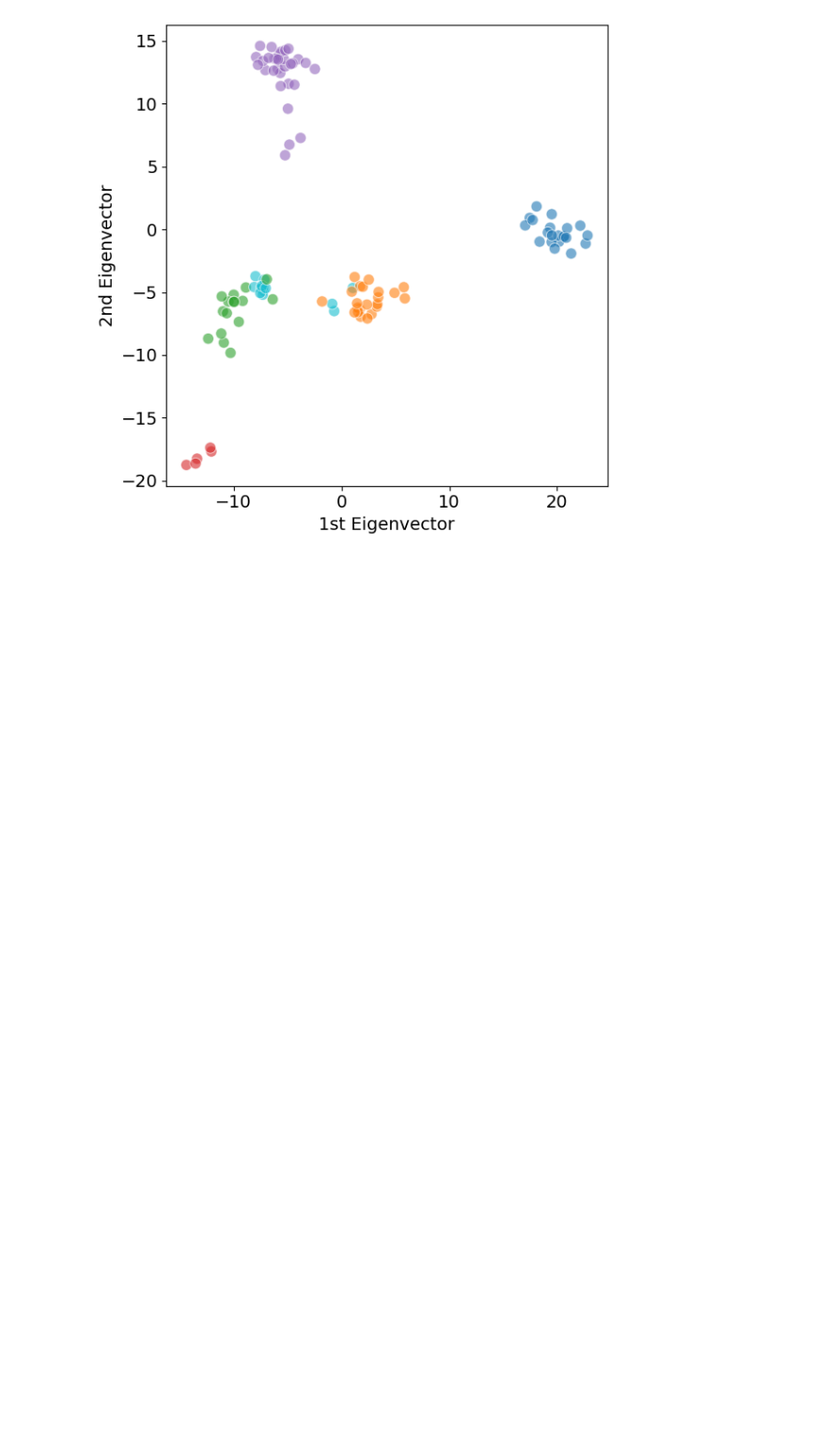
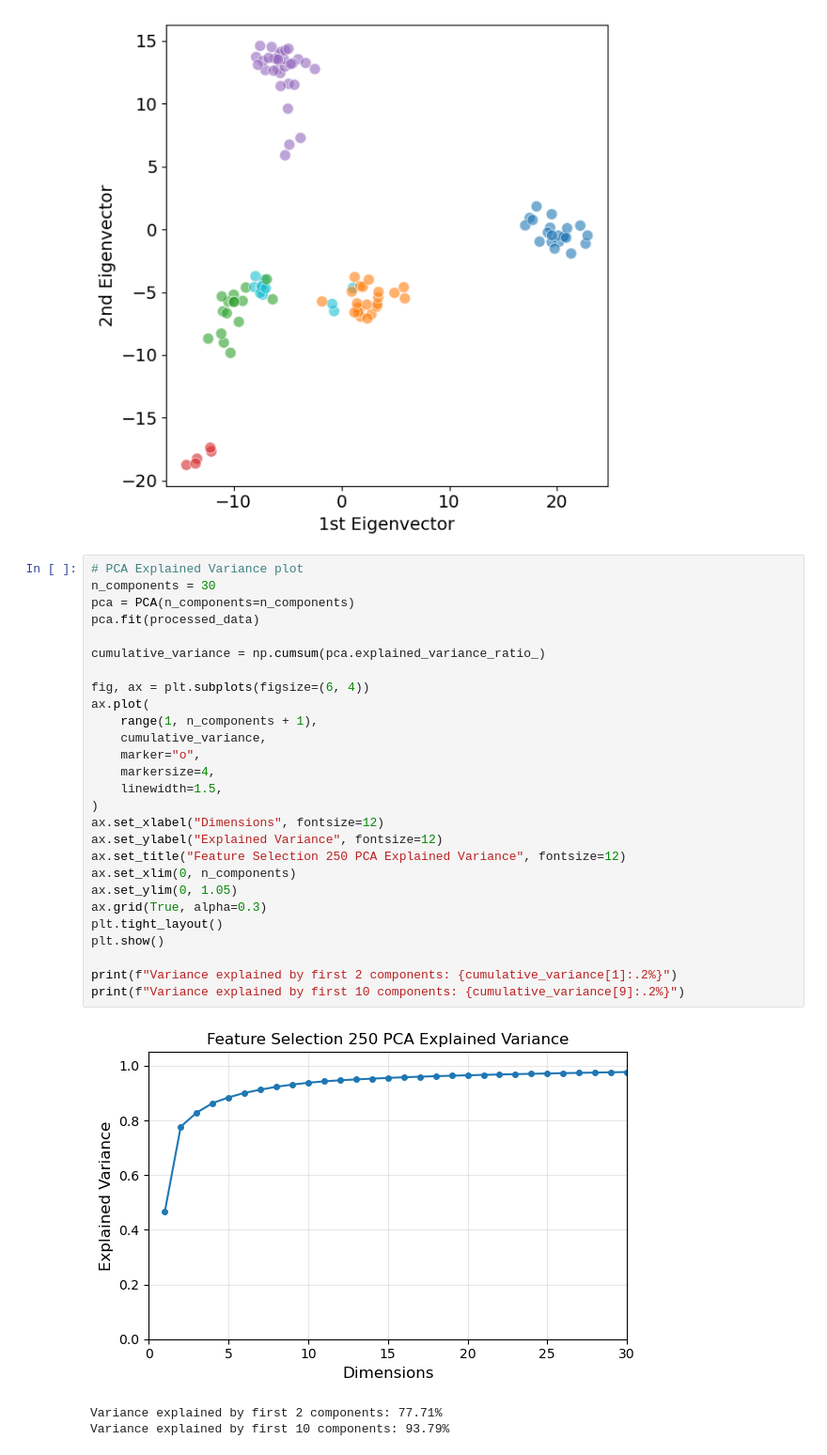
Before and after one commit to sqn-bioinformatics/MATseq, a Jupyter notebook: notebooks/1_data_processing.ipynb, the cells around one changed output. Shown at 94% size. Cells and saved outputs as stored; diff of their text form; blank space fills up the shorter version.

```diff
--- a/notebooks/1_data_processing.ipynb
+++ b/notebooks/1_data_processing.ipynb
@@ -328,3 +302,34 @@ plt.tight_layout()
 plt.show()
 # %% [output]
 [figure]
+# %%
+# PCA Explained Variance plot
+n_components = 30
+pca = PCA(n_components=n_components)
+pca.fit(processed_data)
+
+cumulative_variance = np.cumsum(pca.explained_variance_ratio_)
+
+fig, ax = plt.subplots(figsize=(6, 4))
+ax.plot(
+    range(1, n_components + 1),
+    cumulative_variance,
+    marker="o",
+    markersize=4,
+    linewidth=1.5,
+)
+ax.set_xlabel("Dimensions", fontsize=12)
+ax.set_ylabel("Explained Variance", fontsize=12)
+ax.set_title("Feature Selection 250 PCA Explained Variance", fontsize=12)
+ax.set_xlim(0, n_components)
+ax.set_ylim(0, 1.05)
+ax.grid(True, alpha=0.3)
+plt.tight_layout()
+plt.show()
+
+print(f"Variance explained by first 2 components: {cumulative_variance[1]:.2%}")
+print(f"Variance explained by first 10 components: {cumulative_variance[9]:.2%}")
+# %% [output]
+[figure, added]
+Variance explained by first 2 components: 77.71%
+Variance explained by first 10 components: 93.79%
```
Also changed, not shown: parts of 18 cells of this notebook, 17 other files.
